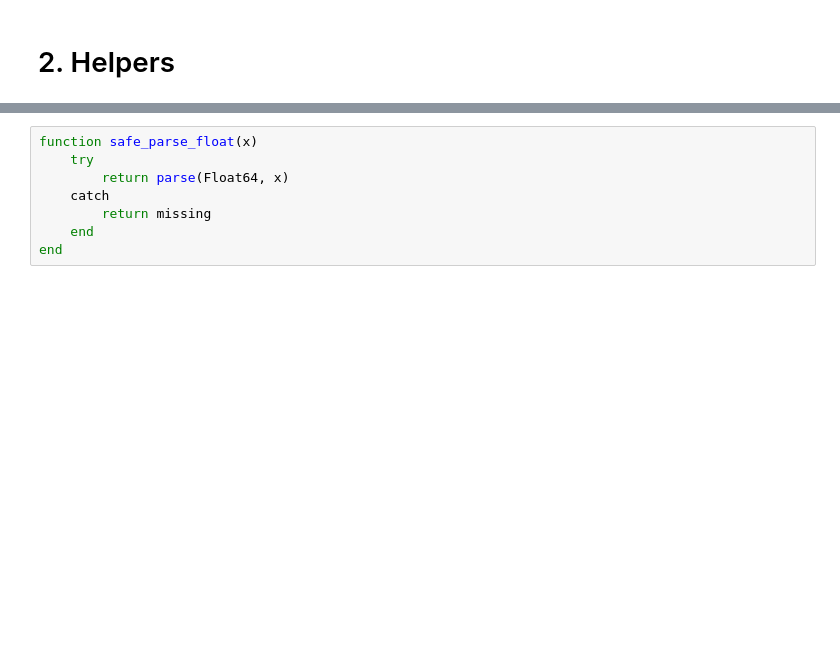
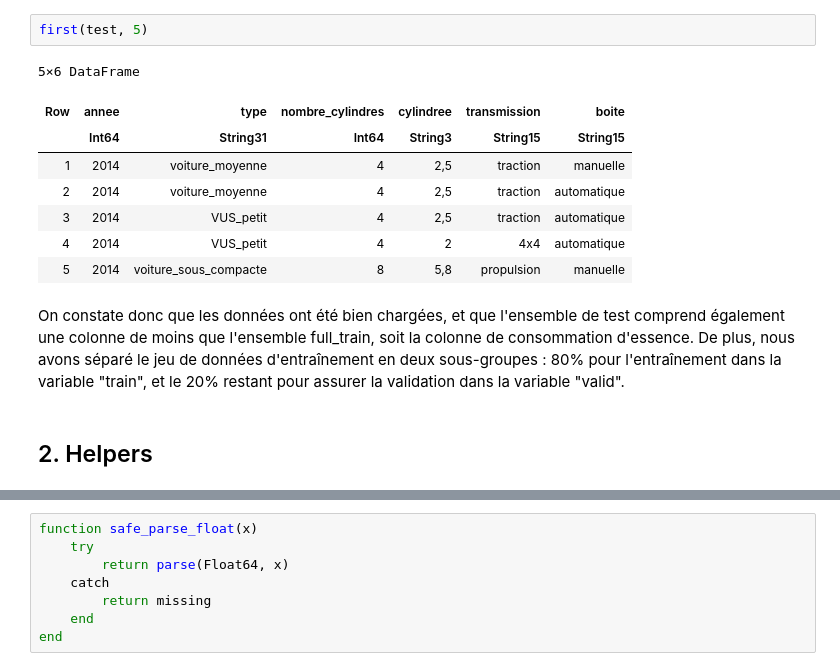
Before and after one commit to Colavita/Prediction-consommation-carburant, a Jupyter notebook: notebooks/projet_equipe_R.ipynb, the cells around one changed output, grey strips where cells are left out. Cells and saved outputs as stored; diff of their text form; blank space fills up the shorter version.

Commit message:
intro & helpers documented

```diff
--- a/notebooks/projet_equipe_R.ipynb
+++ b/notebooks/projet_equipe_R.ipynb
@@ -83,2 +69,15 @@ valid = full_train[valid_id, :]
+# %%
+first(test, 5)
+# %% [output]
+5×6 DataFrame
+| Row | annee | type | nombre_cylindres | cylindree | transmission | boite |
+|  | Int64 | String31 | Int64 | String3 | String15 | String15 |
+| 1 | 2014 | voiture_moyenne | 4 | 2,5 | traction | manuelle |
+| 2 | 2014 | voiture_moyenne | 4 | 2,5 | traction | automatique |
+| 3 | 2014 | VUS_petit | 4 | 2,5 | traction | automatique |
+| 4 | 2014 | VUS_petit | 4 | 2 | 4x4 | automatique |
+| 5 | 2014 | voiture_sous_compacte | 8 | 5,8 | propulsion | manuelle |
+# %% [markdown]
+On constate donc que les données ont été bien chargées, et que l'ensemble de test comprend également une colonne de moins que l'ensemble full_train, soit la colonne de consommation d'essence.  De plus, nous avons séparé le jeu de données d'entraînement en deux sous-groupes : 80% pour l'entraînement dans la variable "train", et le 20% restant pour assurer la validation dans la variable "valid".
 # %% [markdown]
-# 2. Helpers
+## 2. Helpers
```
Also changed, not shown: parts of 14 cells of this notebook.
